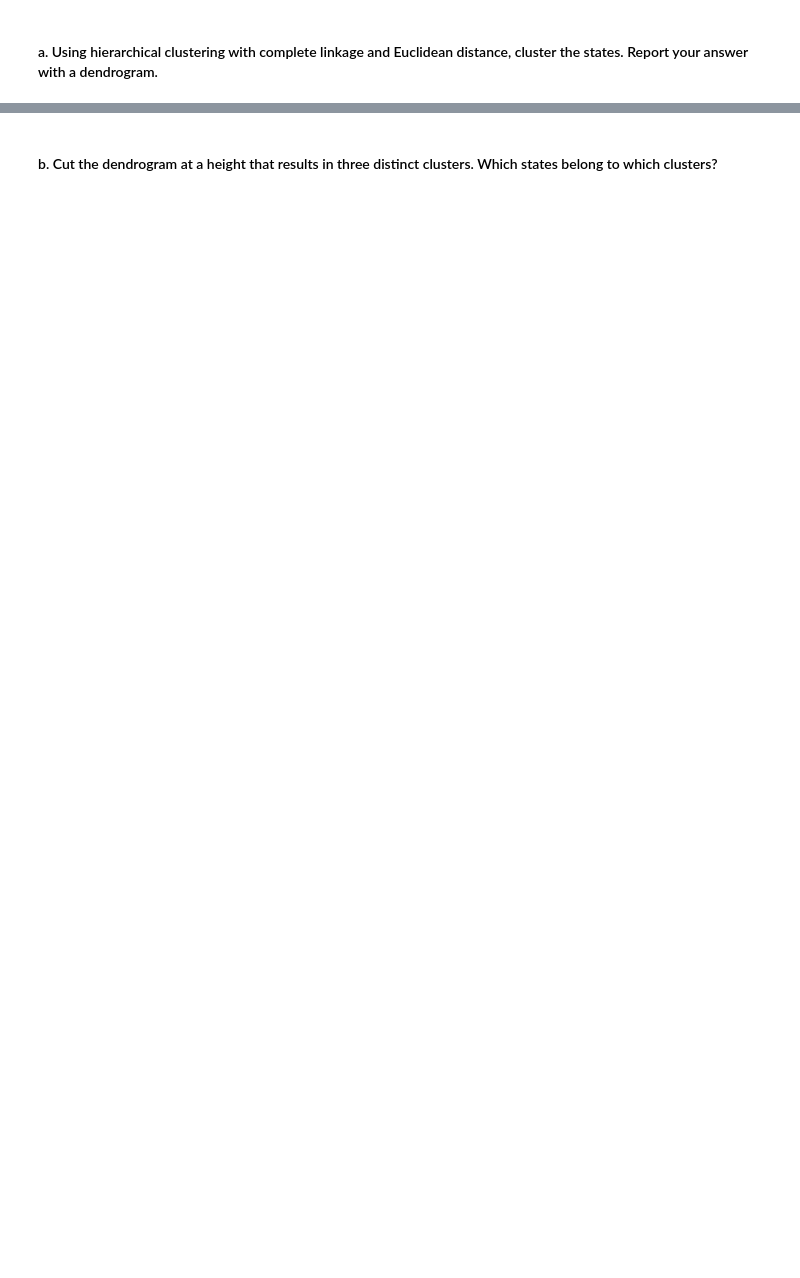
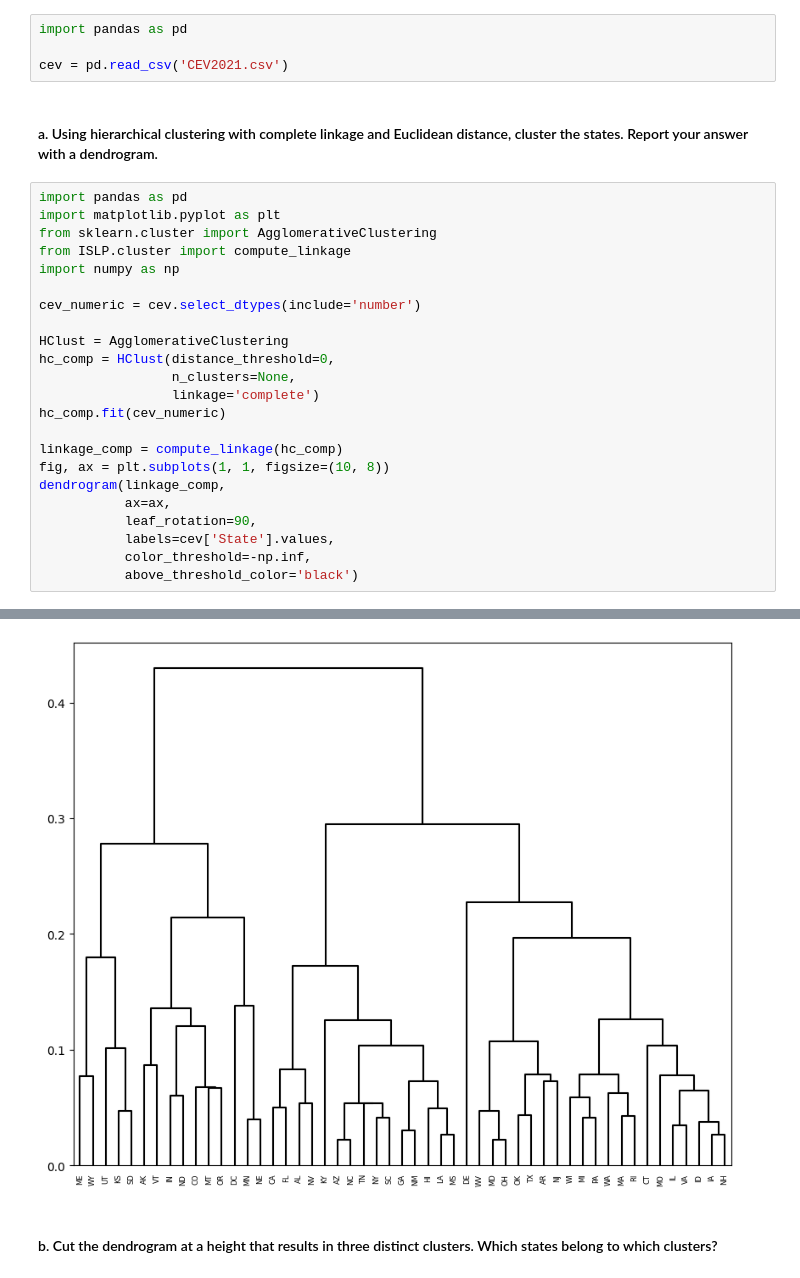
Before and after one commit to mmdanielewicz/code_2600, a Jupyter notebook: homework3.ipynb, the cells around one changed output, grey strips where cells are left out. Saved outputs shown, nothing was run; the diff lists cells and outputs as text; blank space fills up the shorter version.

```diff
--- a/homework3.ipynb
+++ b/homework3.ipynb
@@ -487,5 +490,33 @@ ax.set_ylabel('X2')
 ## Question 4
 # %% [markdown]
 #### Adapted from ISLP 12.6.9. Load the CEV2021 data set, which is available on HuskyCT. Source data and details can be found at https://data.americorps.gov (search “CEV findings: state”).
+# %%
+import pandas as pd
+
+cev = pd.read_csv('CEV2021.csv')
 # %% [markdown]
 #### a. Using hierarchical clustering with complete linkage and Euclidean distance, cluster the states. Report your answer with a dendrogram.
+# %%
+import pandas as pd
+import matplotlib.pyplot as plt
+from sklearn.cluster import AgglomerativeClustering
+from ISLP.cluster import compute_linkage
+import numpy as np
+
+cev_numeric = cev.select_dtypes(include='number')
+
+HClust = AgglomerativeClustering
+hc_comp = HClust(distance_threshold=0,
+                 n_clusters=None,
+                 linkage='complete')
+hc_comp.fit(cev_numeric)
+
+linkage_comp = compute_linkage(hc_comp)
+fig, ax = plt.subplots(1, 1, figsize=(10, 8))
+dendrogram(linkage_comp,
+           ax=ax,
+           leaf_rotation=90,
+           labels=cev['State'].values,
+           color_threshold=-np.inf,
+           above_threshold_color='black')
+# %% [output]
@@ -492,2 +540,3 @@ ax.set_ylabel('X2')
+[figure, added]
 # %% [markdown]
 #### b. Cut the dendrogram at a height that results in three distinct clusters. Which states belong to which clusters?
```
Also changed, not shown: parts of 3 cells of this notebook, 2 other files.
